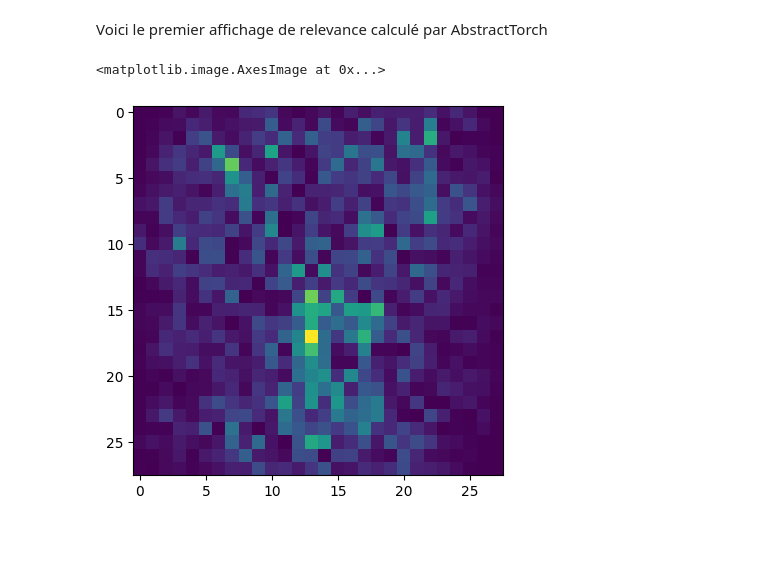
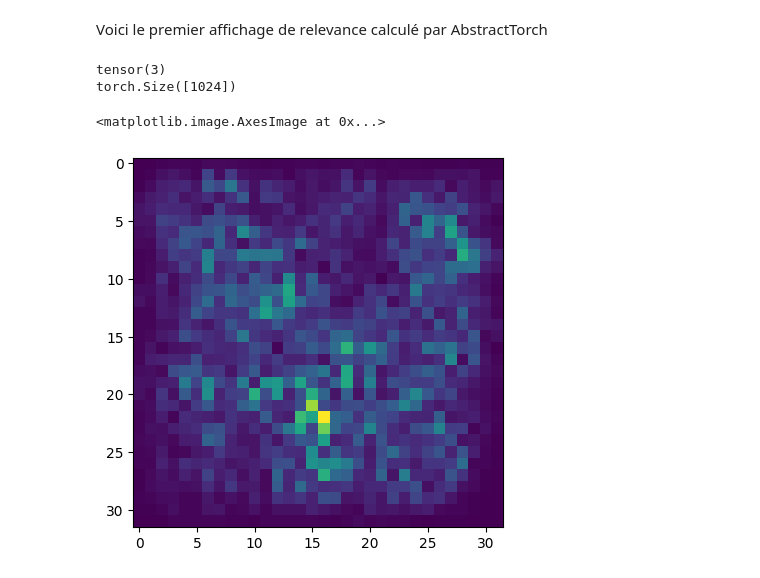
Before and after one commit to guillaume117/AbstractTorch, a Jupyter notebook: protoV1.ipynb, the cells around one changed output. Saved outputs shown, nothing was run; the diff lists cells and outputs as text; code cells hidden in the pictures; blank space fills up the shorter version.

```diff
--- a/protoV1.ipynb
+++ b/protoV1.ipynb
@@ -256,9 +232,15 @@ Trash symbol=  tensor([0.4463, 0.5058, 0.4977, 0.0000, 0.0000, 0.0000, 0.4380, 0
 # %% [markdown]
 Voici le premier affichage de relevance calculé par AbstractTorch
-# %%
-result = result[1:785,1]
-result = result.reshape(28,28)
-plt.imshow(torch.abs(result.cpu()).numpy(), cmap='viridis')
-# %% [output]
-<matplotlib.image.AxesImage at 0x...>
-[figure, removed]
+# %%
+value=torch.argmax(result[0])
+print(value)
+concat= torch.abs(result[1:1025,value])+torch.abs(result[1025:2049,value])+torch.abs(result[2049:3073,value])
+print(concat.size())
+
+concat = concat.reshape(32,32)
+plt.imshow(torch.abs(concat.cpu()).numpy(), cmap='viridis')
+# %% [output]
+tensor(3)
+torch.Size([1024])
+<matplotlib.image.AxesImage at 0x...>
+[figure, added]
```
Also changed, not shown: parts of 16 cells of this notebook, 2 other files.
